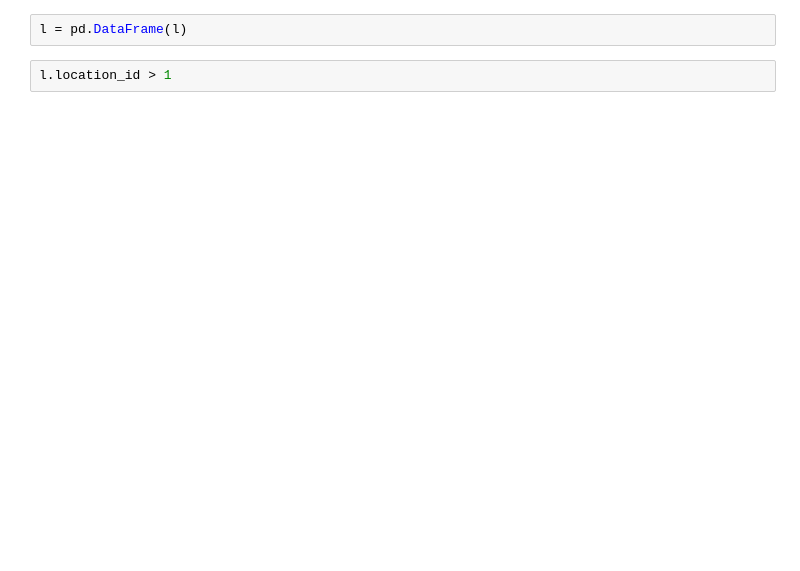
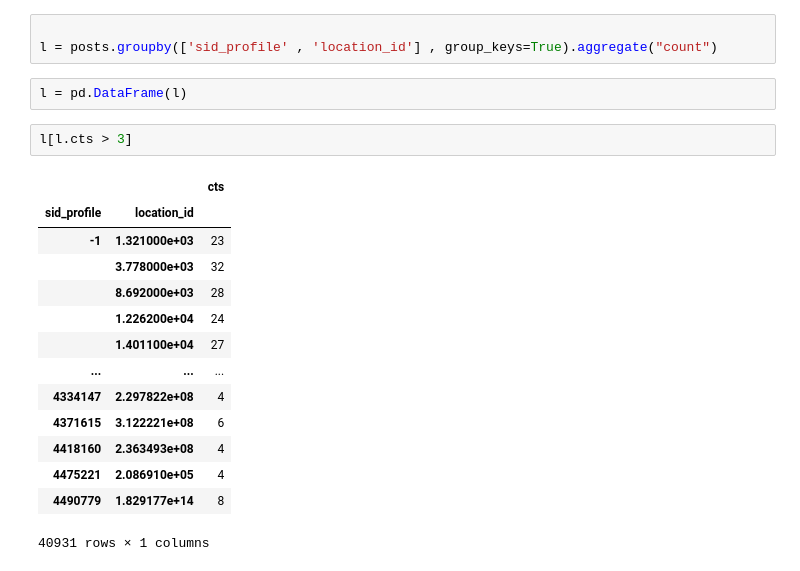
Before and after one commit to PaoloBarba/ADM_HW2, a Jupyter notebook: main.ipynb, the cells around one changed output. Cells and saved outputs as stored; diff of their text form; blank space fills up the shorter version.

```diff
--- a/main.ipynb
+++ b/main.ipynb
@@ -876,4 +873,22 @@ l = m.groupby(['sid_profile' , 'cts'] , group_keys=True).aggregate("count")
+# %%
+
+l = posts.groupby(['sid_profile' , 'location_id'] , group_keys=True).aggregate("count")
 # %%
 l = pd.DataFrame(l)
-# %%
-l.location_id > 1
+# %%
+l[l.cts > 3]
+# %% [output]
+|  |  | cts |
+| sid_profile | location_id |  |
+| -1 | 1.321000e+03 | 23 |
+|  | 3.778000e+03 | 32 |
+|  | 8.692000e+03 | 28 |
+|  | 1.226200e+04 | 24 |
+|  | 1.401100e+04 | 27 |
+| ... | ... | ... |
+| 4334147 | 2.297822e+08 | 4 |
+| 4371615 | 3.122221e+08 | 6 |
+| 4418160 | 2.363493e+08 | 4 |
+| 4475221 | 2.086910e+05 | 4 |
+| 4490779 | 1.829177e+14 | 8 |
+40931 rows × 1 columns
```
Also changed, not shown: parts of 1 cell of this notebook.
